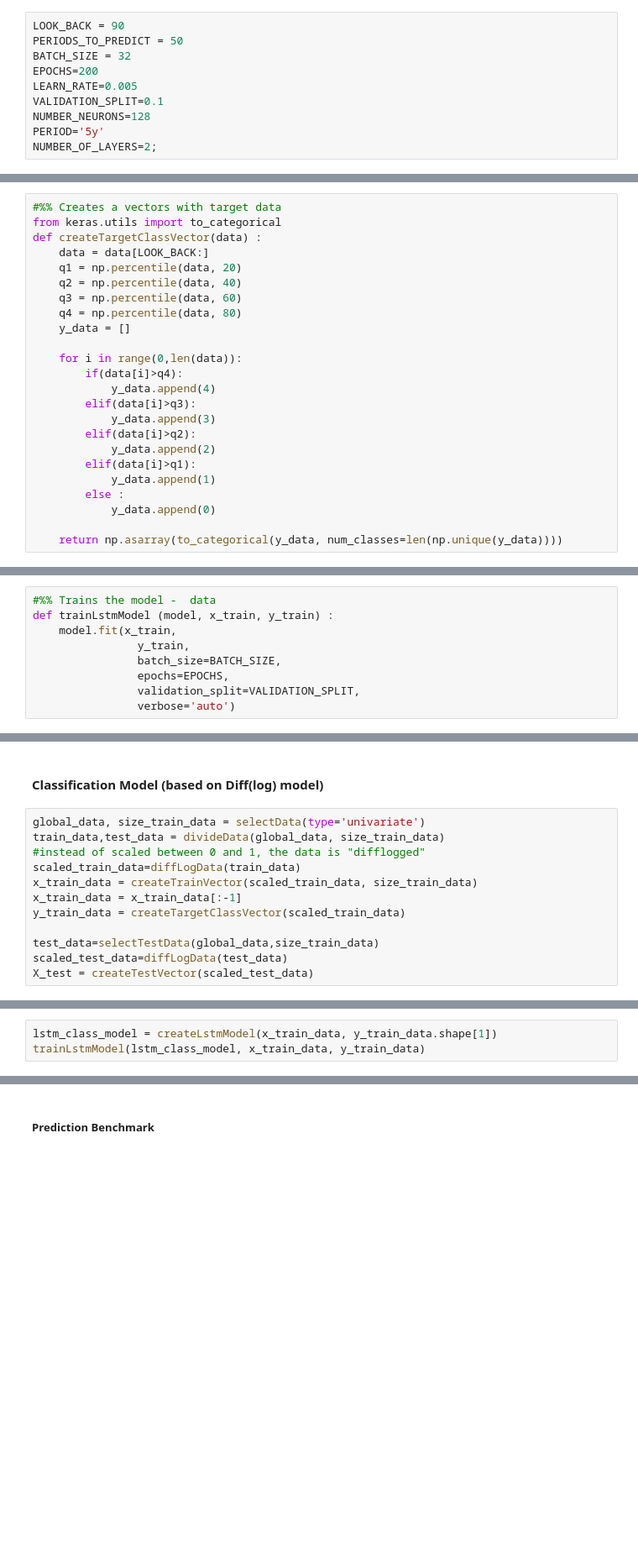
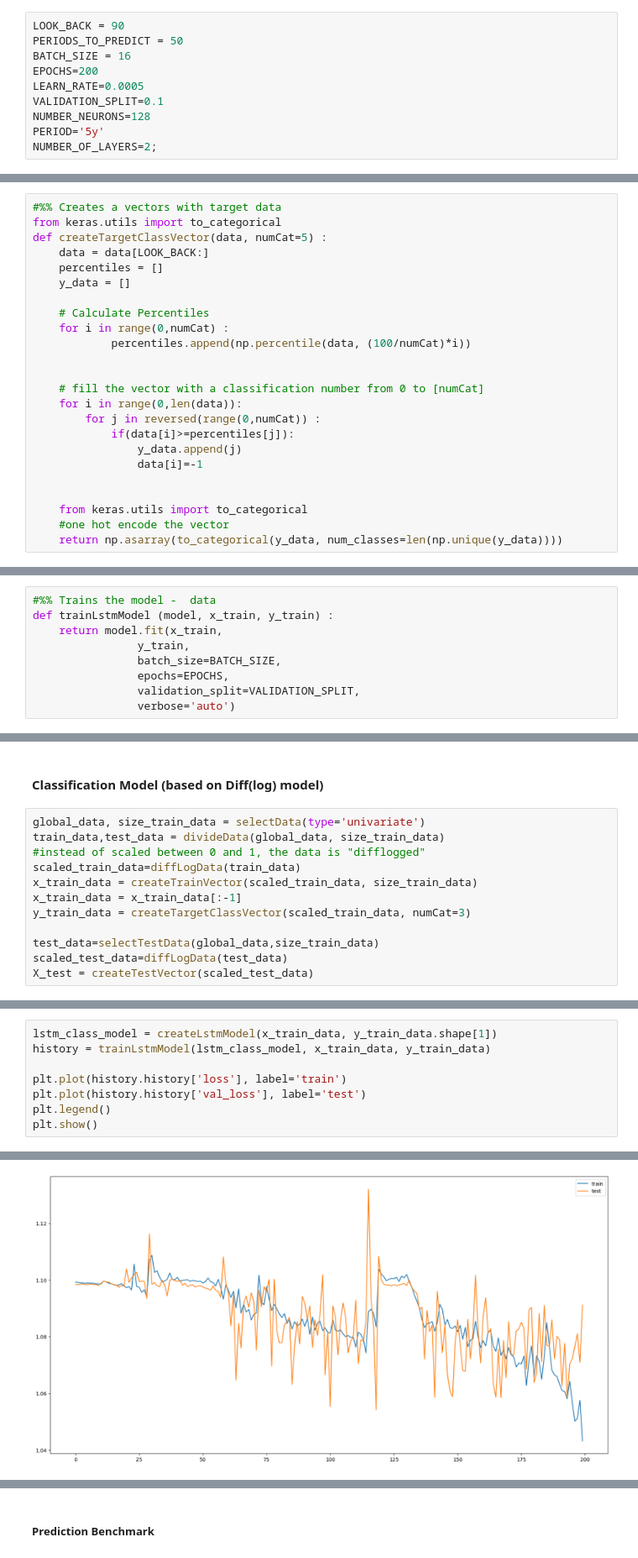
Before and after one commit to zohanny/LSTM-Euronext, a Jupyter notebook: EURONEXT LISBON - Forecasting with LSTM.ipynb, the cells around one changed output, grey strips where cells are left out. Shown at 84% size. Drawn from its saved outputs; the diff is of its cells as text; blank space fills up the shorter version.

```diff
--- a/EURONEXT LISBON - Forecasting with LSTM.ipynb
+++ b/EURONEXT LISBON - Forecasting with LSTM.ipynb
@@ -25,9 +25,9 @@ import os
 # %%
 LOOK_BACK = 90
 PERIODS_TO_PREDICT = 50
-BATCH_SIZE = 32
+BATCH_SIZE = 16
 EPOCHS=200
-LEARN_RATE=0.005
+LEARN_RATE=0.0005
 VALIDATION_SPLIT=0.1
 NUMBER_NEURONS=128
 PERIOD='5y'
@@ -126,26 +126,26 @@ def createTargetVector(data) :
 # %%
 #%% Creates a vectors with target data
 from keras.utils import to_categorical
-def createTargetClassVector(data) :
+def createTargetClassVector(data, numCat=5) :
     data = data[LOOK_BACK:]
-    q1 = np.percentile(data, 20)
-    q2 = np.percentile(data, 40)
-    q3 = np.percentile(data, 60)
-    q4 = np.percentile(data, 80)
+    percentiles = []
     y_data = []
 
+    # Calculate Percentiles
+    for i in range(0,numCat) :
+            percentiles.append(np.percentile(data, (100/numCat)*i))
+
+
+    # fill the vector with a classification number from 0 to [numCat]
     for i in range(0,len(data)):
-        if(data[i]>q4):
-            y_data.append(4)
-        elif(data[i]>q3):
-            y_data.append(3)
-        elif(data[i]>q2):
-            y_data.append(2)
-        elif(data[i]>q1):
-            y_data.append(1)
-        else :
-            y_data.append(0)
+        for j in reversed(range(0,numCat)) :
+            if(data[i]>=percentiles[j]):
+                y_data.append(j)
+                data[i]=-1
 
+
+    from keras.utils import to_categorical
+    #one hot encode the vector
     return np.asarray(to_categorical(y_data, num_classes=len(np.unique(y_data))))
 # %%
 # CREATES a VECTOR FOR TEST WITH LENGTH = PERIODS_TO_PREDICT + LOOK_BACK
@@ -222,7 +222,7 @@ def createLstmModel (data,outputs=1) :
 # %%
 #%% Trains the model -  data
 def trainLstmModel (model, x_train, y_train) :
-    model.fit(x_train,
+    return model.fit(x_train,
                 y_train,
                 batch_size=BATCH_SIZE,
                 epochs=EPOCHS,
@@ -380,7 +363,7 @@ train_data,test_data = divideData(global_data, size_train_data)
 scaled_train_data=diffLogData(train_data)
 x_train_data = createTrainVector(scaled_train_data, size_train_data)
 x_train_data = x_train_data[:-1]
-y_train_data = createTargetClassVector(scaled_train_data)
+y_train_data = createTargetClassVector(scaled_train_data, numCat=3)
 
 test_data=selectTestData(global_data,size_train_data)
 scaled_test_data=diffLogData(test_data)
@@ -400,5 +381,10 @@ percentile 0 count: 227.
 # %%
 lstm_class_model = createLstmModel(x_train_data, y_train_data.shape[1])
-trainLstmModel(lstm_class_model, x_train_data, y_train_data)
+history = trainLstmModel(lstm_class_model, x_train_data, y_train_data)
+
+plt.plot(history.history['loss'], label='train')
+plt.plot(history.history['val_loss'], label='test')
+plt.legend()
+plt.show()
 # %% [output]
 Epoch 1/200
@@ -421 +407,2 @@ Epoch 200/200
+[figure, added]
 # %% [markdown]
```
Also changed, not shown: parts of 15 cells of this notebook.
